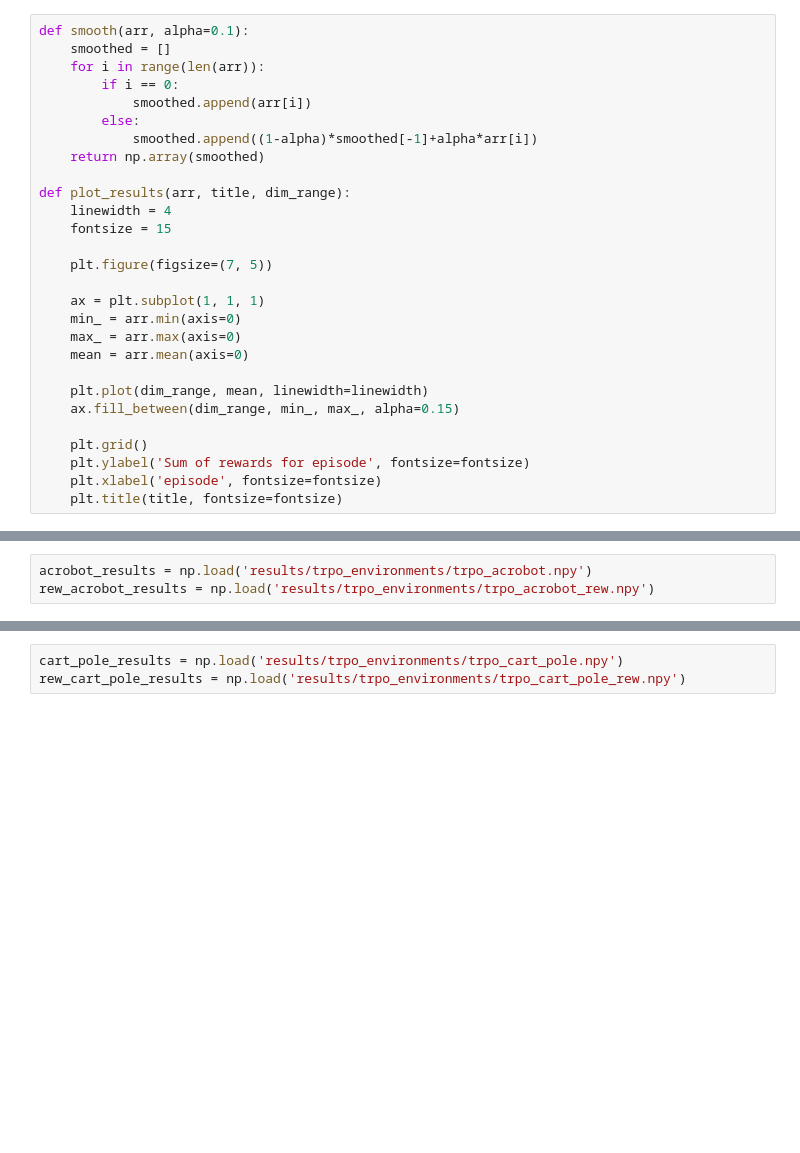
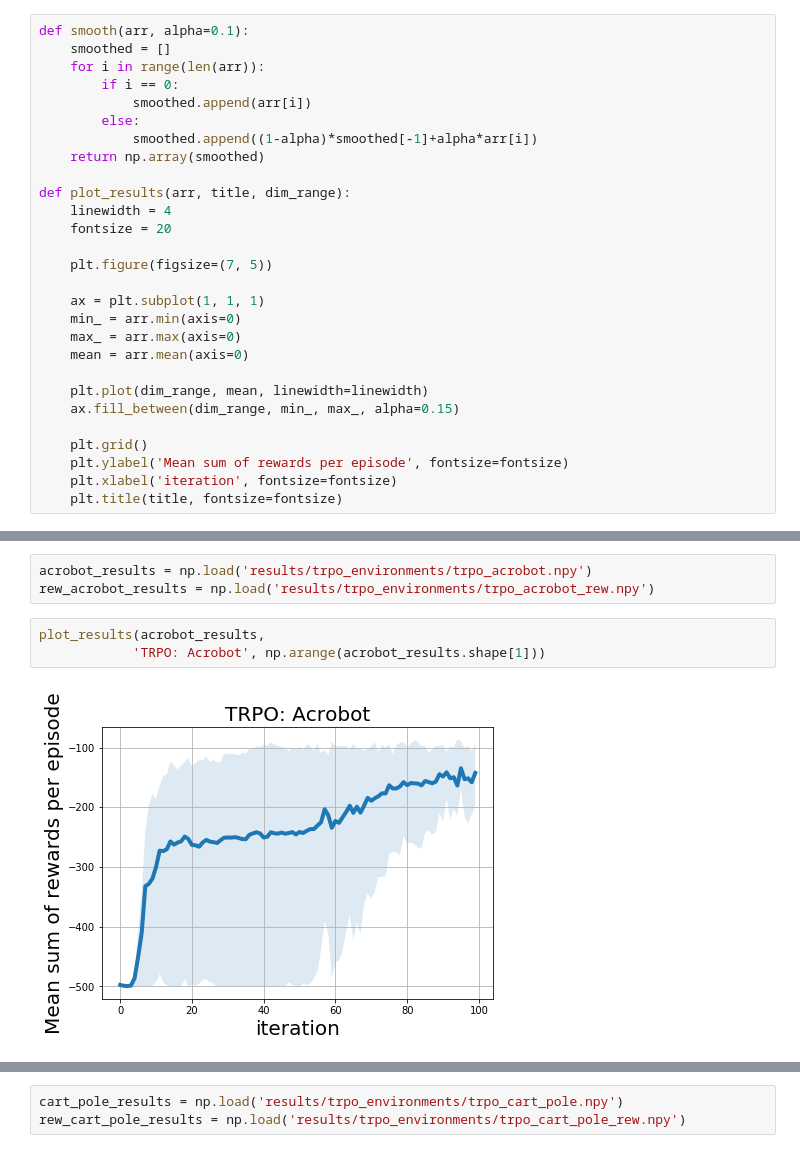
Before and after one commit to VakhrameevaLiza/exploration_pytorch, a Jupyter notebook: run_experiments/trpo results.ipynb, the cells around one changed output, grey strips where cells are left out. Cells and saved outputs as stored; diff of their text form; blank space fills up the shorter version.

Commit message:
trpo results

```diff
--- a/run_experiments/trpo results.ipynb
+++ b/run_experiments/trpo results.ipynb
@@ -14,7 +14,7 @@ def smooth(arr, alpha=0.1):
 
 def plot_results(arr, title, dim_range):
     linewidth = 4
-    fontsize = 15
+    fontsize = 20
 
     plt.figure(figsize=(7, 5))
 
@@ -27,8 +27,8 @@ def plot_results(arr, title, dim_range):
     ax.fill_between(dim_range, min_, max_, alpha=0.15)
 
     plt.grid()
-    plt.ylabel('Sum of rewards for episode', fontsize=fontsize)
-    plt.xlabel('episode', fontsize=fontsize)
+    plt.ylabel('Mean sum of rewards per episode', fontsize=fontsize)
+    plt.xlabel('iteration', fontsize=fontsize)
     plt.title(title, fontsize=fontsize)
 # %%
 def plot_results_different(results_1, results_2, titles, dim_range,
@@ -89,6 +89,11 @@ def plot_results_different(results_1, results_2, titles, dim_range,
 # %%
 acrobot_results = np.load('results/trpo_environments/trpo_acrobot.npy')
 rew_acrobot_results = np.load('results/trpo_environments/trpo_acrobot_rew.npy')
+# %%
+plot_results(acrobot_results,
+            'TRPO: Acrobot', np.arange(acrobot_results.shape[1]))
+# %% [output]
+[figure, added]
 # %%
 plot_results_different(acrobot_results, rew_acrobot_results,
                        'TRPO: Acrobot', np.arange(acrobot_results.shape[1]), reverse_order=False)
```
Also changed, not shown: parts of 7 cells of this notebook, 11 other files.
